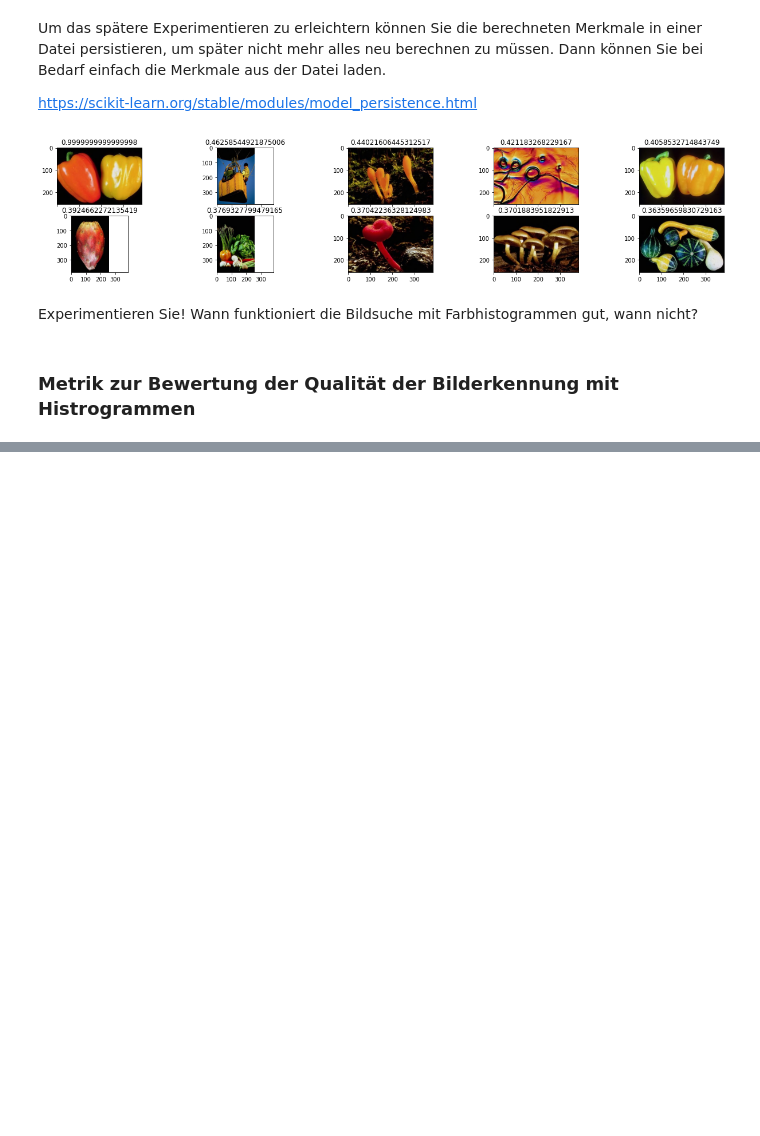
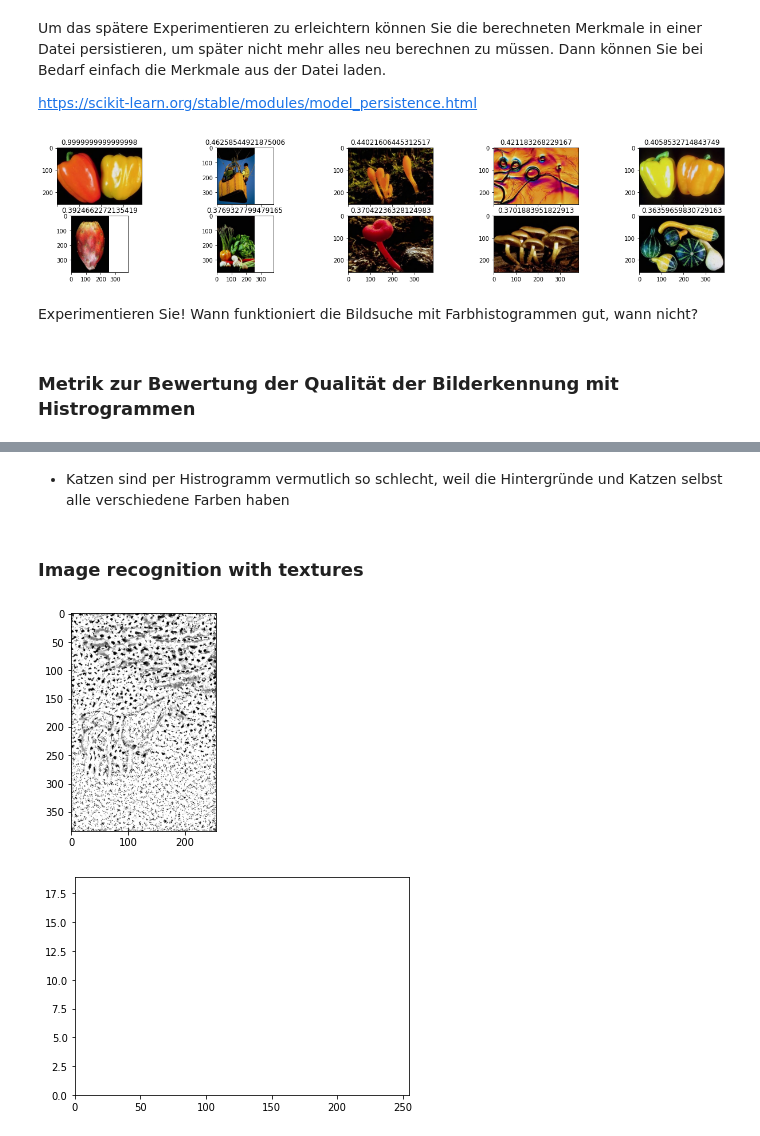
Before and after one commit to Bassadin/ML-for-CV-INM1, a Jupyter notebook: Tasks/Practical_04/Praktikum04_Bildsuche_mit_Merkmalen.ipynb, the cells around one changed output, grey strips where cells are left out. Saved outputs shown, nothing was run; the diff lists cells and outputs as text; code cells hidden in the pictures; blank space fills up the shorter version.

```diff
--- a/Tasks/Practical_04/Praktikum04_Bildsuche_mit_Merkmalen.ipynb
+++ b/Tasks/Practical_04/Praktikum04_Bildsuche_mit_Merkmalen.ipynb
@@ -259,0 +260,63 @@ plt.show()
+# %% [markdown]
+- Katzen sind per Histrogramm vermutlich so schlecht, weil die Hintergründe und Katzen selbst alle verschiedene Farben haben
+# %% [markdown]
+### Image recognition with textures
+# %%
+import skimage
+import numpy as np
+import matplotlib.pyplot as plt
+import cv2
+import math
+
+
+def averageOfList(list):
+    return sum(list) / len(list)
+
+
+def getLocalBinaryPatternHistogramForImagePath(imagePath):
+    numPoints = 32
+    radius = 5
+
+    image = skimage.io.imread(imagePath)
+    grayImage = skimage.util.img_as_ubyte(skimage.color.rgb2gray(image))
+
+    binaryPattern = skimage.feature.local_binary_pattern(
+        grayImage, numPoints, radius, method="uniform"
+    )
+
+    (hist, _) = np.histogram(
+        binaryPattern.ravel(),
+        bins=np.arange(0, numPoints + 3),
+        range=(0, numPoints + 2),
+    )
+
+    # normalize the histogram
+    hist = hist.astype("float")
+    hist /= hist.sum() + 1e-7
+
+    # return the histogram of Local Binary Patterns
+    return hist
+
+def getLocalBinaryPatternForImagePath(imagePath):
+    numPoints = 32
+    radius = 5
+
+    image = skimage.io.imread(imagePath)
+    grayImage = skimage.util.img_as_ubyte(skimage.color.rgb2gray(image))
+
+    binaryPattern = skimage.feature.local_binary_pattern(
+        grayImage, numPoints, radius, method="uniform"
+    )
+    return binaryPattern
+
+imagePath = "wangCustom10\\horses\\113079.jpg"
+
+plt.imshow(getLocalBinaryPatternForImagePath(imagePath), cmap="gray");
+plt.show();
+
+plt.hist(getLocalBinaryPatternHistogramForImagePath(imagePath), bins=255)
+plt.xlim(0, 255)
+plt.show()
+# %% [output]
+[figure, added]
+[figure, added]
```
Also changed, not shown: parts of 2 cells of this notebook.
